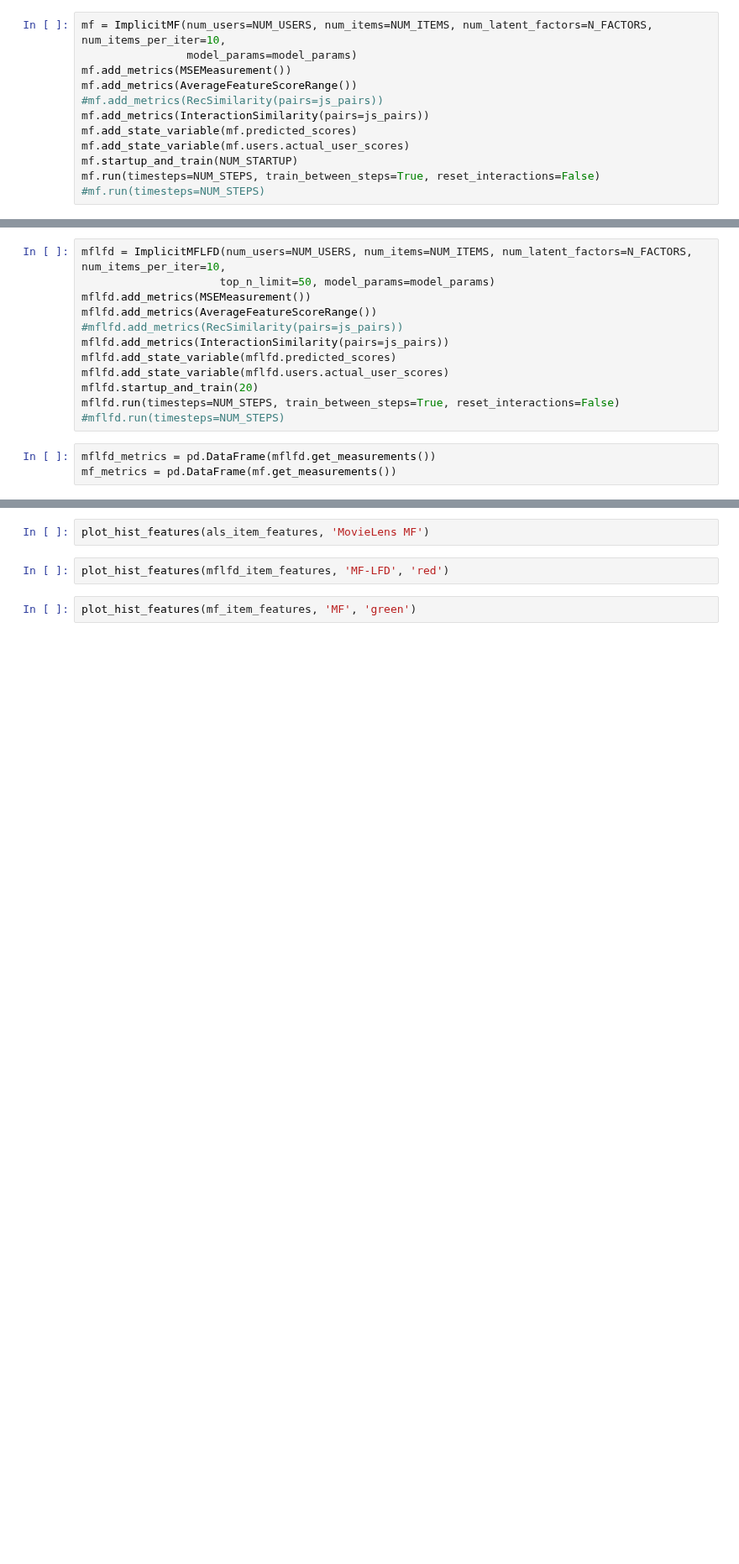
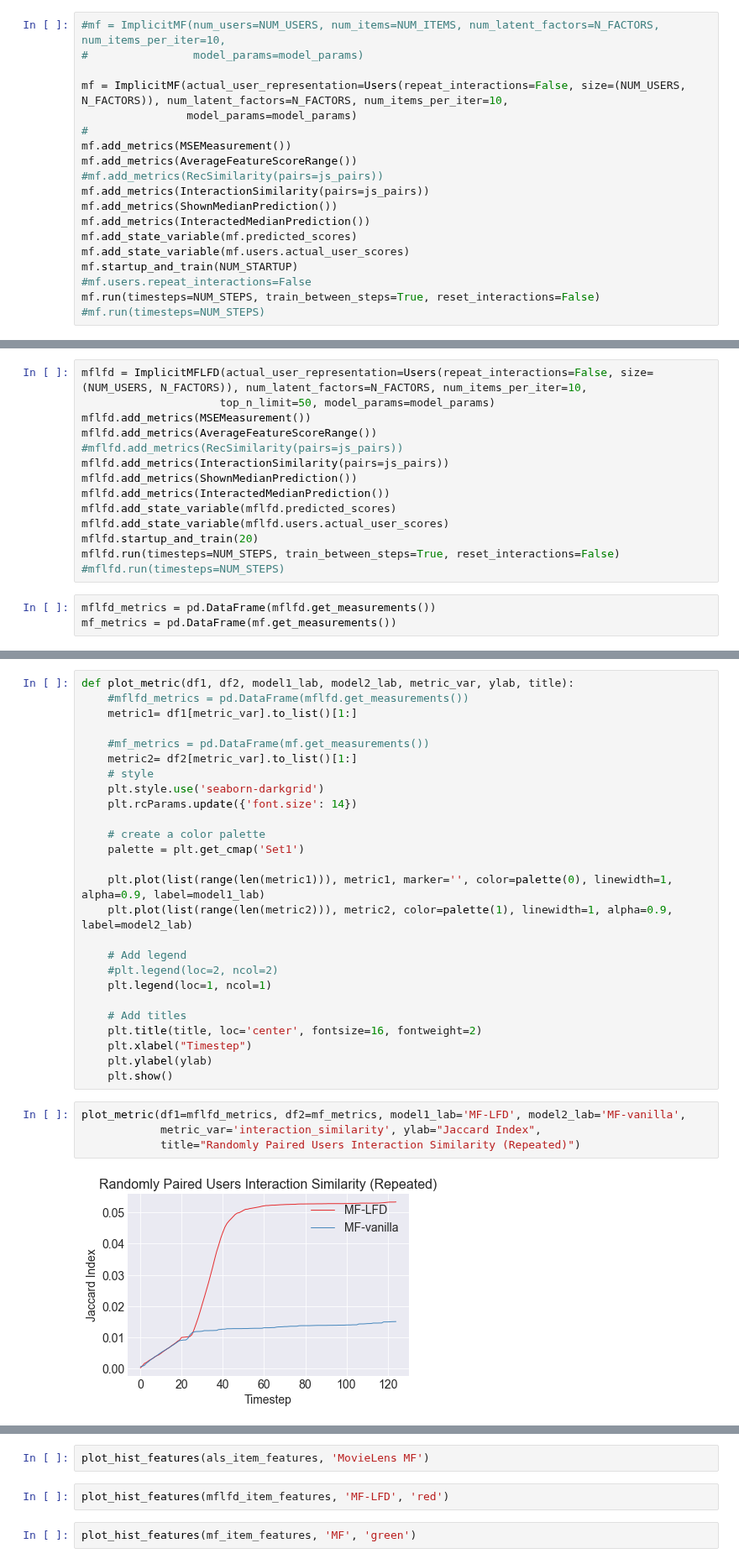
Before and after one commit to elucherini/t-recs, a Jupyter notebook: examples/MFLFDTesting.ipynb, the cells around one changed output, grey strips where cells are left out. Shown at 84% size. Drawn from its saved outputs; the diff is of its cells as text; blank space fills up the shorter version.

Commit message:
fixed error with setting repeat interactions

```diff
--- a/examples/MFLFDTesting.ipynb
+++ b/examples/MFLFDTesting.ipynb
@@ -81,12 +189,19 @@ js_pairs = [(u1_idx, u2_idx) for u1_idx in range(NUM_USERS) for u2_idx in range(
 # %%
-mf = ImplicitMF(num_users=NUM_USERS, num_items=NUM_ITEMS, num_latent_factors=N_FACTORS, num_items_per_iter=10,
+#mf = ImplicitMF(num_users=NUM_USERS, num_items=NUM_ITEMS, num_latent_factors=N_FACTORS, num_items_per_iter=10,
+#                model_params=model_params)
+
+mf = ImplicitMF(actual_user_representation=Users(repeat_interactions=False, size=(NUM_USERS, N_FACTORS)), num_latent_factors=N_FACTORS, num_items_per_iter=10,
                 model_params=model_params)
+#
 mf.add_metrics(MSEMeasurement())
 mf.add_metrics(AverageFeatureScoreRange())
 #mf.add_metrics(RecSimilarity(pairs=js_pairs))
 mf.add_metrics(InteractionSimilarity(pairs=js_pairs))
+mf.add_metrics(ShownMedianPrediction())
+mf.add_metrics(InteractedMedianPrediction())
 mf.add_state_variable(mf.predicted_scores)
 mf.add_state_variable(mf.users.actual_user_scores)
 mf.startup_and_train(NUM_STARTUP)
+#mf.users.repeat_interactions=False
 mf.run(timesteps=NUM_STEPS, train_between_steps=True, reset_interactions=False)
 #mf.run(timesteps=NUM_STEPS)
@@ -93,10 +212,12 @@ mf.run(timesteps=NUM_STEPS, train_between_steps=True, reset_interactions=False)
 # %%
-mflfd = ImplicitMFLFD(num_users=NUM_USERS, num_items=NUM_ITEMS, num_latent_factors=N_FACTORS, num_items_per_iter=10,
+mflfd = ImplicitMFLFD(actual_user_representation=Users(repeat_interactions=False, size=(NUM_USERS, N_FACTORS)), num_latent_factors=N_FACTORS, num_items_per_iter=10,
                      top_n_limit=50, model_params=model_params)
 mflfd.add_metrics(MSEMeasurement())
 mflfd.add_metrics(AverageFeatureScoreRange())
 #mflfd.add_metrics(RecSimilarity(pairs=js_pairs))
 mflfd.add_metrics(InteractionSimilarity(pairs=js_pairs))
+mflfd.add_metrics(ShownMedianPrediction())
+mflfd.add_metrics(InteractedMedianPrediction())
 mflfd.add_state_variable(mflfd.predicted_scores)
 mflfd.add_state_variable(mflfd.users.actual_user_scores)
 mflfd.startup_and_train(20)
@@ -110,3 +229,35 @@ mf.actual_user_item_scores
+# %%
+def plot_metric(df1, df2, model1_lab, model2_lab, metric_var, ylab, title):
+    #mflfd_metrics = pd.DataFrame(mflfd.get_measurements())
+    metric1= df1[metric_var].to_list()[1:]
+
+    #mf_metrics = pd.DataFrame(mf.get_measurements())
+    metric2= df2[metric_var].to_list()[1:]
+    # style
+    plt.style.use('seaborn-darkgrid')
+    plt.rcParams.update({'font.size': 14})
+
+    # create a color palette
+    palette = plt.get_cmap('Set1')
+
+    plt.plot(list(range(len(metric1))), metric1, marker='', color=palette(0), linewidth=1, alpha=0.9, label=model1_lab)
+    plt.plot(list(range(len(metric2))), metric2, color=palette(1), linewidth=1, alpha=0.9, label=model2_lab)
+
+    # Add legend
+    #plt.legend(loc=2, ncol=2)
+    plt.legend(loc=1, ncol=1)
+
+    # Add titles
+    plt.title(title, loc='center', fontsize=16, fontweight=2)
+    plt.xlabel("Timestep")
+    plt.ylabel(ylab)
+    plt.show()
+# %%
+plot_metric(df1=mflfd_metrics, df2=mf_metrics, model1_lab='MF-LFD', model2_lab='MF-vanilla',
+            metric_var='interaction_similarity', ylab="Jaccard Index",
+            title="Randomly Paired Users Interaction Similarity (Repeated)")
+# %% [output]
+[figure, added]
 # %%
 #mflfd_metrics = pd.DataFrame(mflfd.get_measurements())
 mflfd_sim= mflfd_metrics['interaction_similarity'].to_list()[1:]
```
Also changed, not shown: parts of 33 cells of this notebook.
